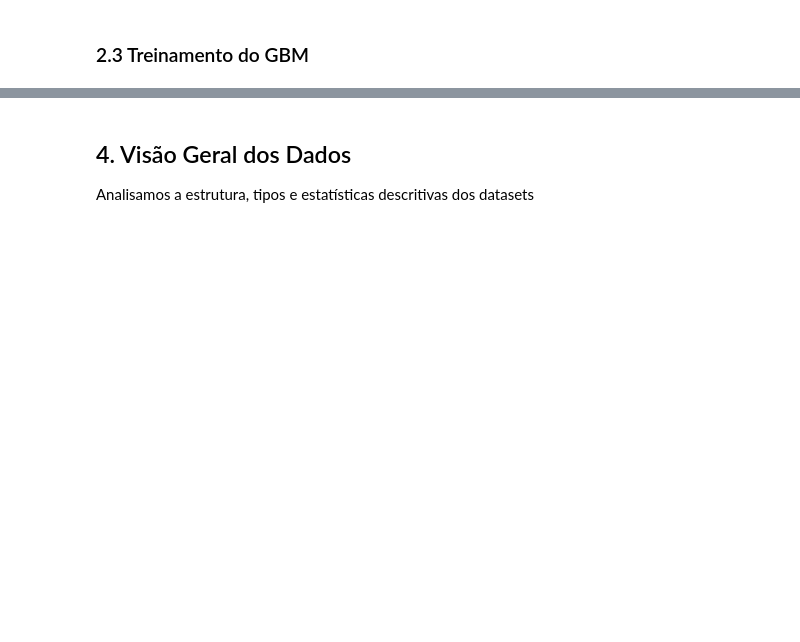
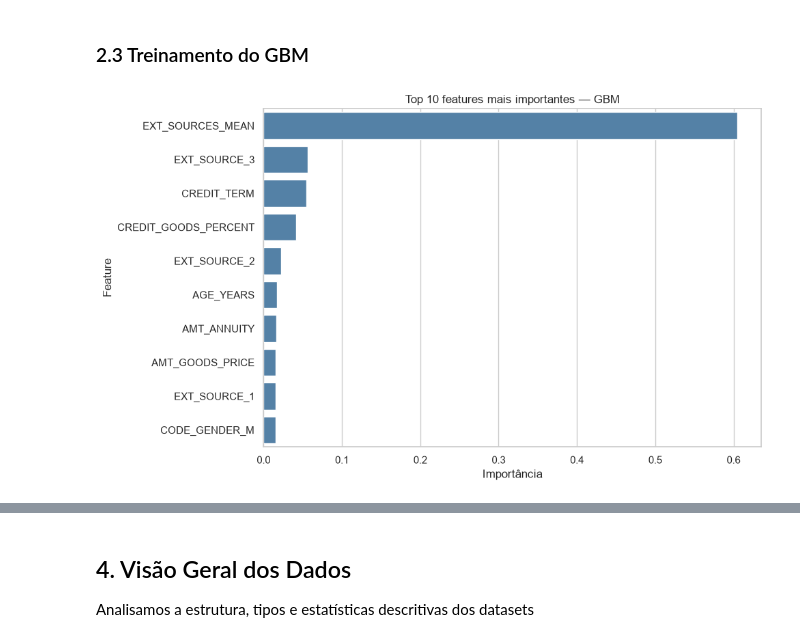
Before and after one commit to devjaynemorais/mle-f4-tech-challenge, a Jupyter notebook: notebooks/01-exploracao.ipynb, the cells around one changed output, grey strips where cells are left out. Cells and saved outputs as stored; diff of their text form; code cells hidden in the pictures; blank space fills up the shorter version.

```diff
--- a/notebooks/01-exploracao.ipynb
+++ b/notebooks/01-exploracao.ipynb
@@ -154,5 +152,9 @@ Balanceamento da TARGET:
 # %% [markdown]
 ### 2.1 Carga do Dataset processado
 carregando o artefato gerado a partir de `make train`.
+# %%
+ref_data = pd.read_csv(Path.cwd().parent / "data" / "processed" / "ref_data.csv")
+print(f"Dataset carregado de: {data_path}")
+ref_data.head()
 # %% [markdown]
 ### 2.2 Visão Geral do Dataset processado
@@ -159,2 +245,65 @@ carregando o artefato gerado a partir de `make train`.
 # %% [markdown]
 ### 2.3 Treinamento do GBM
+# %%
+# Separa o alvo das variáveis explicativas e remove o identificador
+X = ref_data.drop(columns=["TARGET", "SK_ID_CURR"], errors="ignore")
+y = ref_data["TARGET"]
+
+colunas_numericas = [
+    coluna for coluna in X.columns
+    if is_numeric_dtype(X[coluna])
+]
+colunas_categoricas = [
+    coluna for coluna in X.columns
+    if coluna not in colunas_numericas
+]
+
+# Pré-processamento
+preprocessador = ColumnTransformer(
+    transformers=[
+        (
+            "numericas",
+            SimpleImputer(strategy="median"),
+            colunas_numericas,
+        ),
+        (
+            "categoricas",
+            Pipeline([
+                ("imputacao", SimpleImputer(strategy="most_frequent")),
+                ("codificacao", OneHotEncoder(handle_unknown="ignore")),
+            ]),
+            colunas_categoricas,
+        ),
+    ],
+    verbose_feature_names_out=False,
+)
+
+# Pipeline com o modelo GBM
+modelo = Pipeline([
+    ("preprocessamento", preprocessador),
+    ("gbm", GradientBoostingClassifier(random_state=42)),
+])
+
+modelo.fit(X, y)
+
+# Extrai e exibe as 10 maiores importâncias
+nomes_features = modelo.named_steps[
+    "preprocessamento"
+].get_feature_names_out()
+
+importancias = pd.DataFrame({
+    "feature": nomes_features,
+    "importancia": modelo.named_steps["gbm"].feature_importances_,
+})
+
+top_10 = importancias.nlargest(10, "importancia").sort_values("importancia", ascending=False)
+
+plt.figure(figsize=(10, 6))
+sns.barplot(data=top_10, x="importancia", y="feature", color="steelblue")
+plt.title("Top 10 features mais importantes — GBM")
+plt.xlabel("Importância")
+plt.ylabel("Feature")
+plt.tight_layout()
+plt.show()
+# %% [output]
+[figure, added]
```
Also changed, not shown: parts of 30 cells of this notebook, 15 other files.
